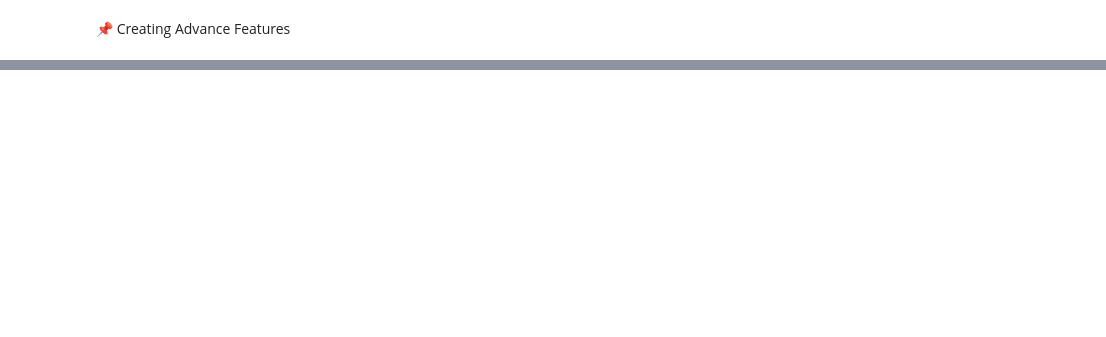
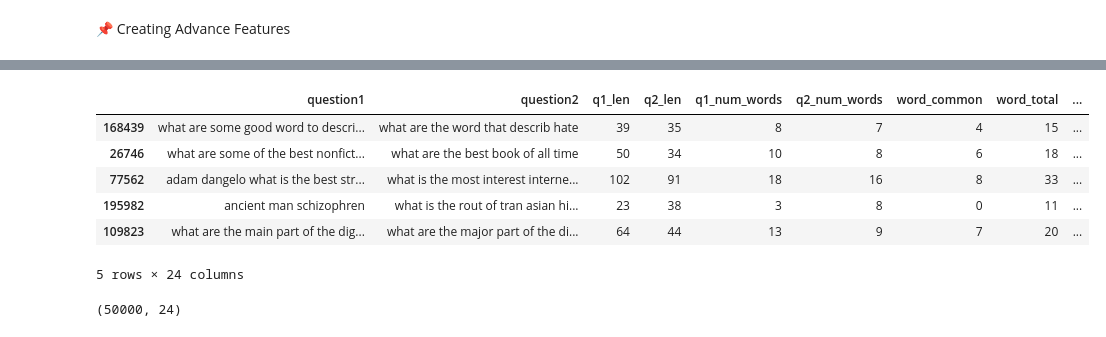
Before and after one commit to Shriram-Vibhute/Duplicate-Question-Pairs-Detection, a Jupyter notebook: duplicate-questions-pairs-detection.ipynb, the cells around one changed output, grey strips where cells are left out. Cells and saved outputs as stored; diff of their text form; code cells hidden in the pictures; blank space fills up the shorter version.

```diff
--- a/duplicate-questions-pairs-detection.ipynb
+++ b/duplicate-questions-pairs-detection.ipynb
@@ -493,0 +493,46 @@ new_questions_df.head()
+# %%
+# Fuzzy Features
+from fuzzywuzzy import fuzz
+
+def fetch_fuzzy_features(row):
+
+    q1 = row['question1']
+    q2 = row['question2']
+
+    fuzzy_features = [0.0]*4
+
+    # fuzz_ratio
+    fuzzy_features[0] = fuzz.QRatio(q1, q2)
+
+    # fuzz_partial_ratio
+    fuzzy_features[1] = fuzz.partial_ratio(q1, q2)
+
+    # token_sort_ratio
+    fuzzy_features[2] = fuzz.token_sort_ratio(q1, q2)
+
+    # token_set_ratio
+    fuzzy_features[3] = fuzz.token_set_ratio(q1, q2)
+
+    return fuzzy_features
+# %%
+fuzzy_features = new_df.apply(fetch_fuzzy_features, axis=1)
+
+# Creating new feature columns for fuzzy features
+new_questions_df['fuzz_ratio'] = list(map(lambda x: x[0], fuzzy_features))
+new_questions_df['fuzz_partial_ratio'] = list(map(lambda x: x[1], fuzzy_features))
+new_questions_df['token_sort_ratio'] = list(map(lambda x: x[2], fuzzy_features))
+new_questions_df['token_set_ratio'] = list(map(lambda x: x[3], fuzzy_features))
+
+new_questions_df.head()
+# %% [output]
+|  | question1 | question2 | q1_len | q2_len | q1_num_words | q2_num_words | word_common | word_total | ... |
+| 168439 | what are some good word to descri... | what are the word that describ hate | 39 | 35 | 8 | 7 | 4 | 15 | ... |
+| 26746 | what are some of the best nonfict... | what are the best book of all time | 50 | 34 | 10 | 8 | 6 | 18 | ... |
+| 77562 | adam dangelo what is the best str... | what is the most interest interne... | 102 | 91 | 18 | 16 | 8 | 33 | ... |
+| 195982 | ancient man schizophren | what is the rout of tran asian hi... | 23 | 38 | 3 | 8 | 0 | 11 | ... |
+| 109823 | what are the main part of the dig... | what are the major part of the di... | 64 | 44 | 13 | 9 | 7 | 20 | ... |
+5 rows × 24 columns
+# %%
+new_questions_df.shape
+# %% [output]
+(50000, 24)
```
Also changed, not shown: parts of 51 cells of this notebook.
